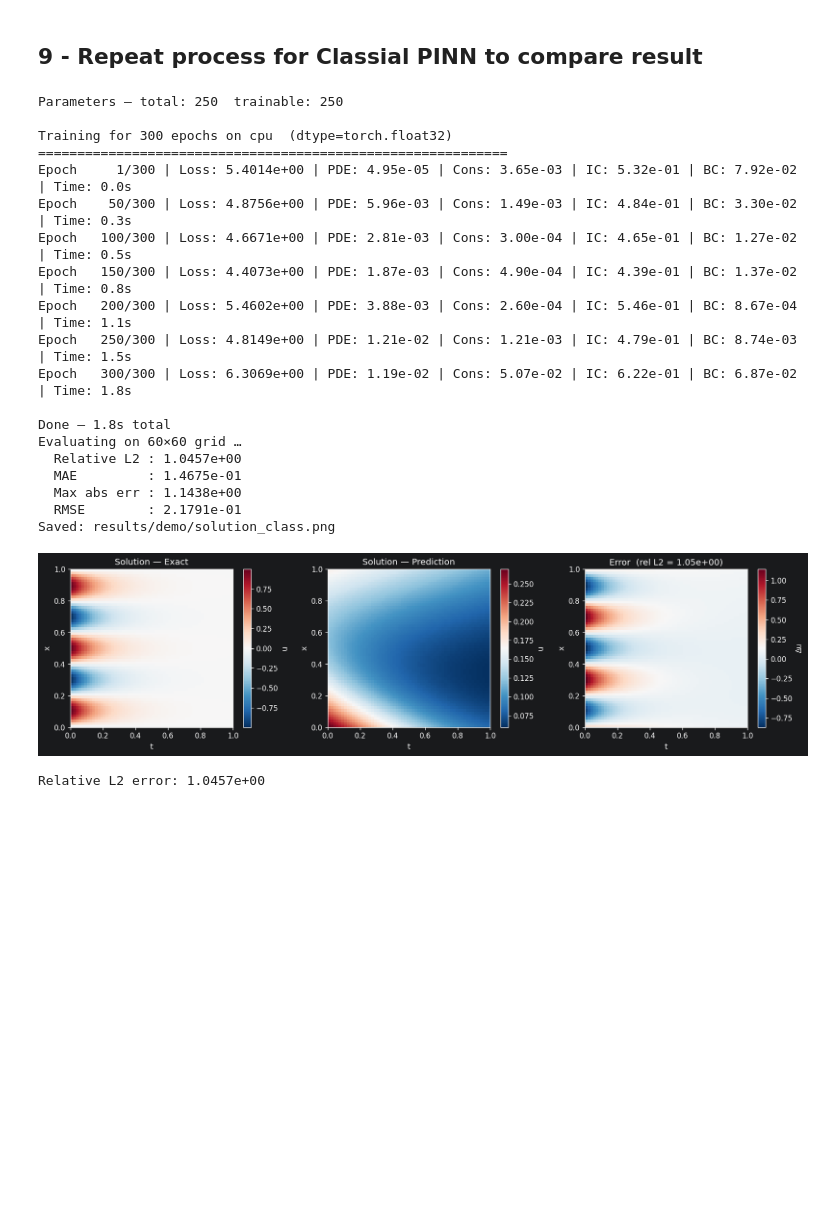
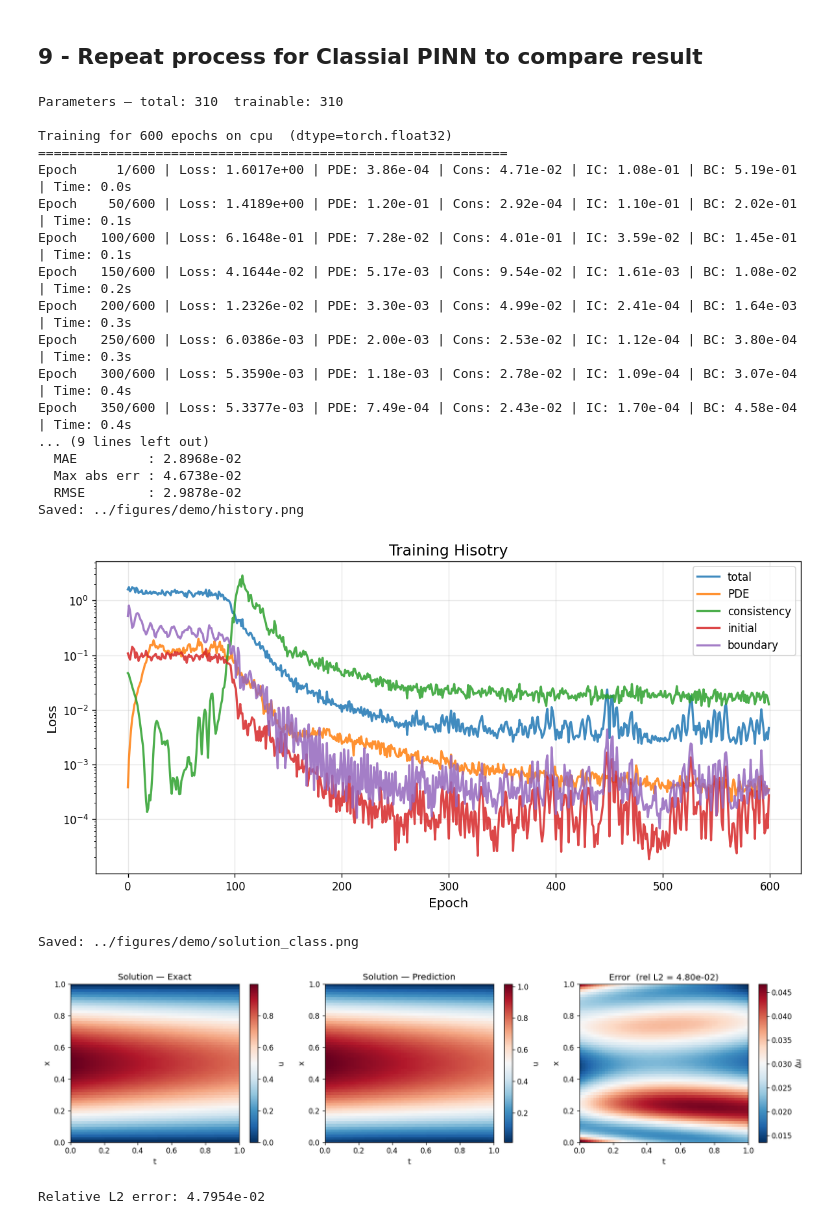
Before and after one commit to jadorez/QPINN-Analysis, a Jupyter notebook: notebooks/QPINN_demo.ipynb, the cells around one changed output. Saved outputs shown, nothing was run; the diff lists cells and outputs as text; code cells hidden in the pictures; blank space fills up the shorter version.

Commit message:
Changed N epoch to 600 + cross checks

```diff
--- a/notebooks/QPINN_demo.ipynb
+++ b/notebooks/QPINN_demo.ipynb
@@ -28,7 +34,7 @@ device: cpu  |  dtype: torch.float32
 model = MerlinHeatQPINN()
 model = model.to(device)
 # %%
-used_pde = HeatEquation(freq=2.5)
+used_pde = HeatEquation(freq=0.5)
 # %% [markdown]
 ## 2 - Train model
 # %%
@@ -95,46 +107,52 @@ Relative L2 error: 7.1653e-01
 # %%
 from src.models import ClassicalHeatQPINN
 
 
 classical_model = ClassicalHeatQPINN()
 classical_model = classical_model.to(device)
 
 
-history = train(model = classical_model, pde = used_pde, loss_fn=total_loss, epochs=300)
+history = train(model = classical_model, pde = used_pde, loss_fn=total_loss, epochs=600)
 
 metrics, U_pred, U_true, x_grid, t_grid = evaluate(
     model  = classical_model,
     pde    = used_pde,
+)
+
+plot_training_history(
+    history,
+    save_path ='../figures/demo/history.png',  # set to None to skip saving
+    show      = True,
 )
 
 fig, rel_l2 = plot_solution_comparison(
     U_pred    = U_pred,
     U_true    = U_true,
     x_grid    = x_grid,
     t_grid    = t_grid,
     save_path ='../figures/demo/solution_class.png',
     show      = True,
 )
 print(f'Relative L2 error: {rel_l2:.4e}')
 # %% [output]
-Parameters — total: 250  trainable: 250
+Parameters — total: 310  trainable: 310
 
-Training for 300 epochs on cpu  (dtype=torch.float32)
+Training for 600 epochs on cpu  (dtype=torch.float32)
 ============================================================
-Epoch     1/300 | Loss: 5.4014e+00 | PDE: 4.95e-05 | Cons: 3.65e-03 | IC: 5.32e-01 | BC: 7.92e-02 | Time: 0.0s
-Epoch    50/300 | Loss: 4.8756e+00 | PDE: 5.96e-03 | Cons: 1.49e-03 | IC: 4.84e-01 | BC: 3.30e-02 | Time: 0.3s
-Epoch   100/300 | Loss: 4.6671e+00 | PDE: 2.81e-03 | Cons: 3.00e-04 | IC: 4.65e-01 | BC: 1.27e-02 | Time: 0.5s
-Epoch   150/300 | Loss: 4.4073e+00 | PDE: 1.87e-03 | Cons: 4.90e-04 | IC: 4.39e-01 | BC: 1.37e-02 | Time: 0.8s
-Epoch   200/300 | Loss: 5.4602e+00 | PDE: 3.88e-03 | Cons: 2.60e-04 | IC: 5.46e-01 | BC: 8.67e-04 | Time: 1.1s
-Epoch   250/300 | Loss: 4.8149e+00 | PDE: 1.21e-02 | Cons: 1.21e-03 | IC: 4.79e-01 | BC: 8.74e-03 | Time: 1.5s
-Epoch   300/300 | Loss: 6.3069e+00 | PDE: 1.19e-02 | Cons: 5.07e-02 | IC: 6.22e-01 | BC: 6.87e-02 | Time: 1.8s
-
-Done — 1.8s total
-Evaluating on 60×60 grid …
-  Relative L2 : 1.0457e+00
-  MAE         : 1.4675e-01
-  Max abs err : 1.1438e+00
-  RMSE        : 2.1791e-01
-Saved: results/demo/solution_class.png
+Epoch     1/600 | Loss: 1.6017e+00 | PDE: 3.86e-04 | Cons: 4.71e-02 | IC: 1.08e-01 | BC: 5.19e-01 | Time: 0.0s
+Epoch    50/600 | Loss: 1.4189e+00 | PDE: 1.20e-01 | Cons: 2.92e-04 | IC: 1.10e-01 | BC: 2.02e-01 | Time: 0.1s
+Epoch   100/600 | Loss: 6.1648e-01 | PDE: 7.28e-02 | Cons: 4.01e-01 | IC: 3.59e-02 | BC: 1.45e-01 | Time: 0.1s
+Epoch   150/600 | Loss: 4.1644e-02 | PDE: 5.17e-03 | Cons: 9.54e-02 | IC: 1.61e-03 | BC: 1.08e-02 | Time: 0.2s
+Epoch   200/600 | Loss: 1.2326e-02 | PDE: 3.30e-03 | Cons: 4.99e-02 | IC: 2.41e-04 | BC: 1.64e-03 | Time: 0.3s
+Epoch   250/600 | Loss: 6.0386e-03 | PDE: 2.00e-03 | Cons: 2.53e-02 | IC: 1.12e-04 | BC: 3.80e-04 | Time: 0.3s
+Epoch   300/600 | Loss: 5.3590e-03 | PDE: 1.18e-03 | Cons: 2.78e-02 | IC: 1.09e-04 | BC: 3.07e-04 | Time: 0.4s
+Epoch   350/600 | Loss: 5.3377e-03 | PDE: 7.49e-04 | Cons: 2.43e-02 | IC: 1.70e-04 | BC: 4.58e-04 | Time: 0.4s
+... (9 lines left out)
+  MAE         : 2.8968e-02
+  Max abs err : 4.6738e-02
+  RMSE        : 2.9878e-02
+Saved: ../figures/demo/history.png
-[figure, old version]
+[figure, new version]
-Relative L2 error: 1.0457e+00
+Saved: ../figures/demo/solution_class.png
+[figure, added]
+Relative L2 error: 4.7954e-02
```
Also changed, not shown: parts of 5 cells of this notebook, 6 other files.
